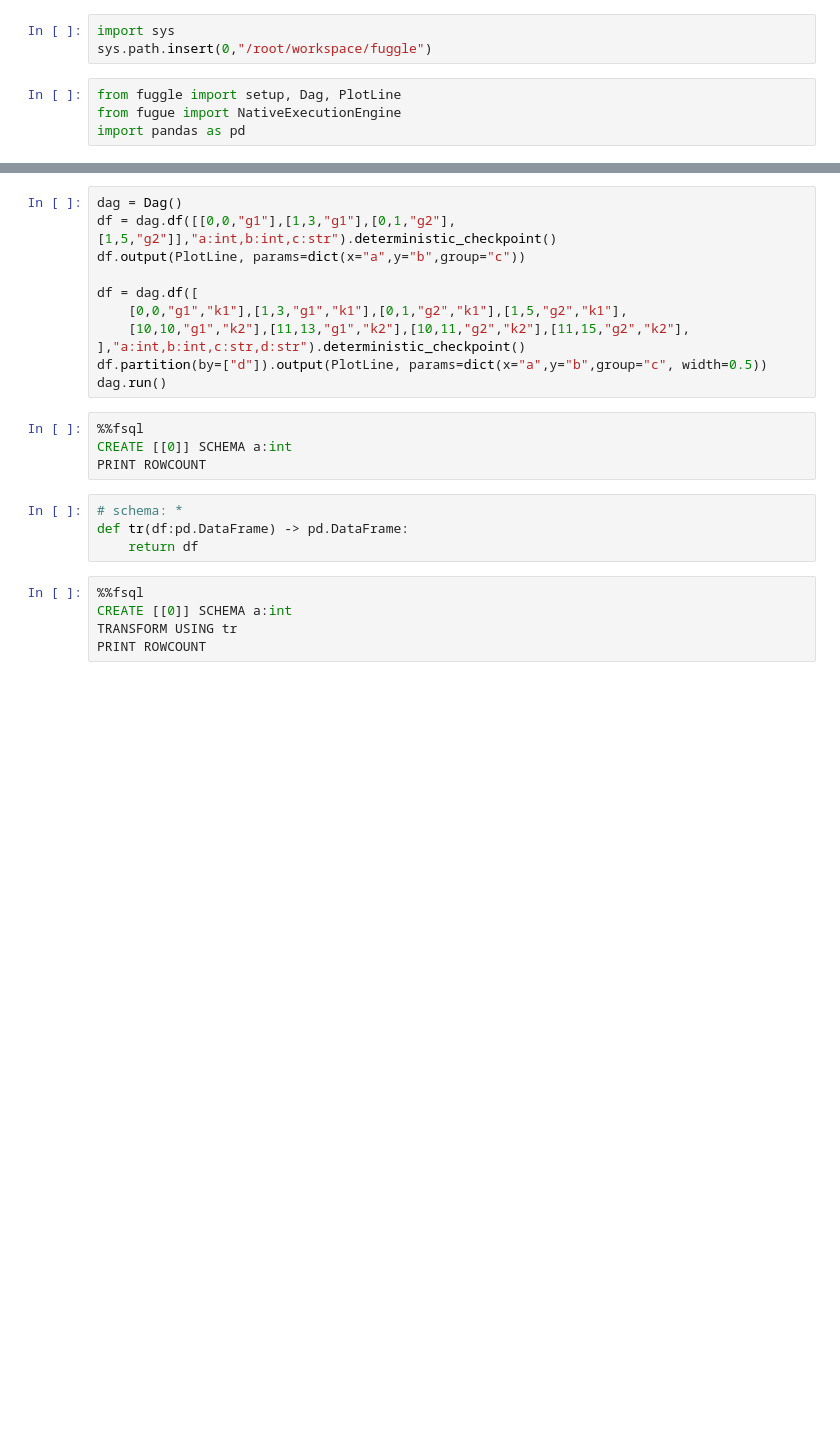
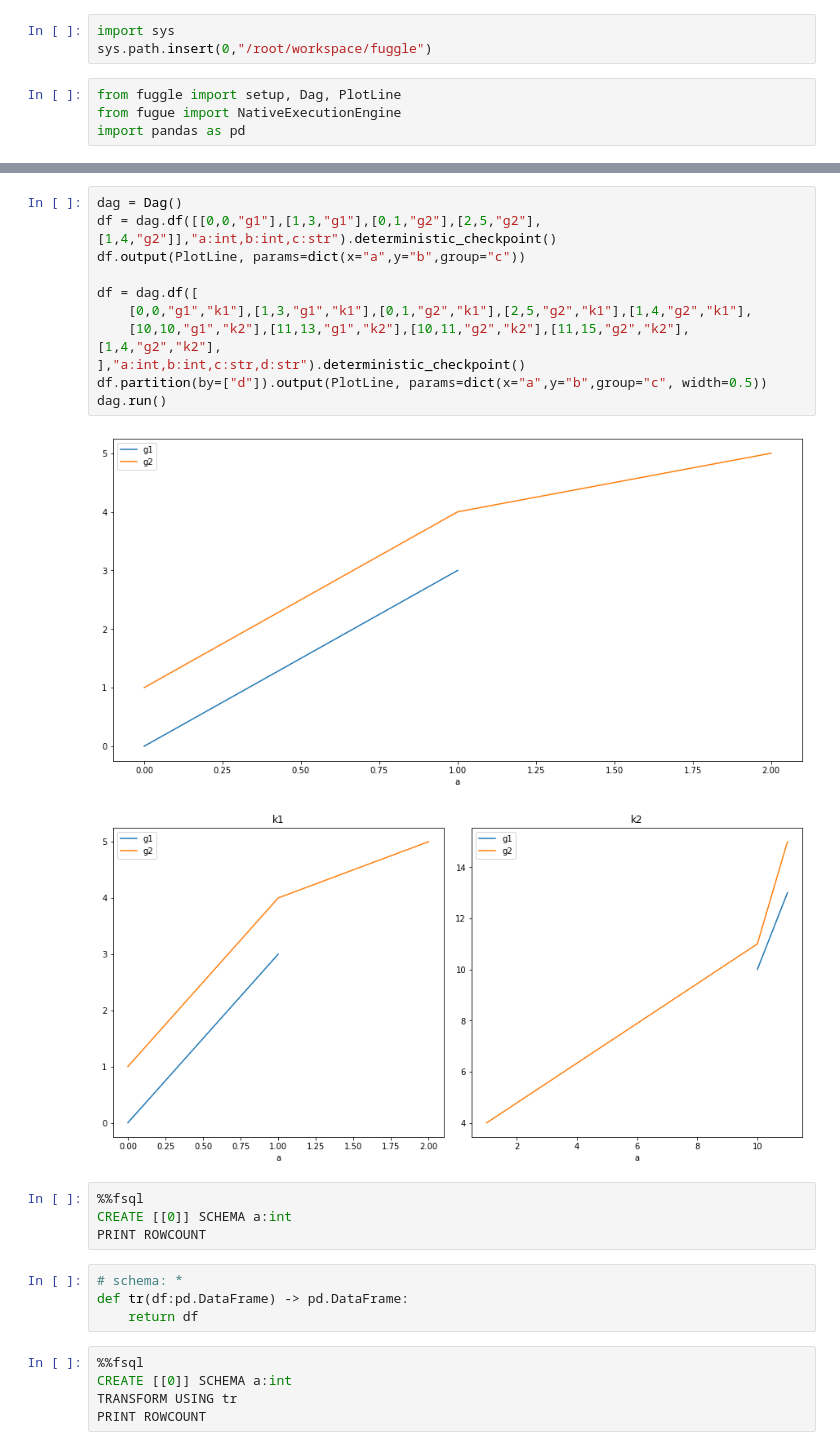
Before and after one commit to fugue-project/fuggle, a Jupyter notebook: fuggle_examples/setup.ipynb, the cells around one changed output, grey strips where cells are left out. Drawn from its saved outputs; the diff is of its cells as text; blank space fills up the shorter version.

```diff
--- a/fuggle_examples/setup.ipynb
+++ b/fuggle_examples/setup.ipynb
@@ -10,14 +32,17 @@ setup("spark")
 # %%
 dag = Dag()
-df = dag.df([[0,0,"g1"],[1,3,"g1"],[0,1,"g2"],[1,5,"g2"]],"a:int,b:int,c:str").deterministic_checkpoint()
+df = dag.df([[0,0,"g1"],[1,3,"g1"],[0,1,"g2"],[2,5,"g2"],[1,4,"g2"]],"a:int,b:int,c:str").deterministic_checkpoint()
 df.output(PlotLine, params=dict(x="a",y="b",group="c"))
 
 df = dag.df([
-    [0,0,"g1","k1"],[1,3,"g1","k1"],[0,1,"g2","k1"],[1,5,"g2","k1"],
-    [10,10,"g1","k2"],[11,13,"g1","k2"],[10,11,"g2","k2"],[11,15,"g2","k2"],
+    [0,0,"g1","k1"],[1,3,"g1","k1"],[0,1,"g2","k1"],[2,5,"g2","k1"],[1,4,"g2","k1"],
+    [10,10,"g1","k2"],[11,13,"g1","k2"],[10,11,"g2","k2"],[11,15,"g2","k2"],[1,4,"g2","k2"],
 ],"a:int,b:int,c:str,d:str").deterministic_checkpoint()
 df.partition(by=["d"]).output(PlotLine, params=dict(x="a",y="b",group="c", width=0.5))
 dag.run()
+# %% [output]
+[figure, added]
+[figure, added]
 # %%
 %%fsql
 CREATE [[0]] SCHEMA a:int
```
Also changed, not shown: parts of 1 cell of this notebook, 3 other files.
